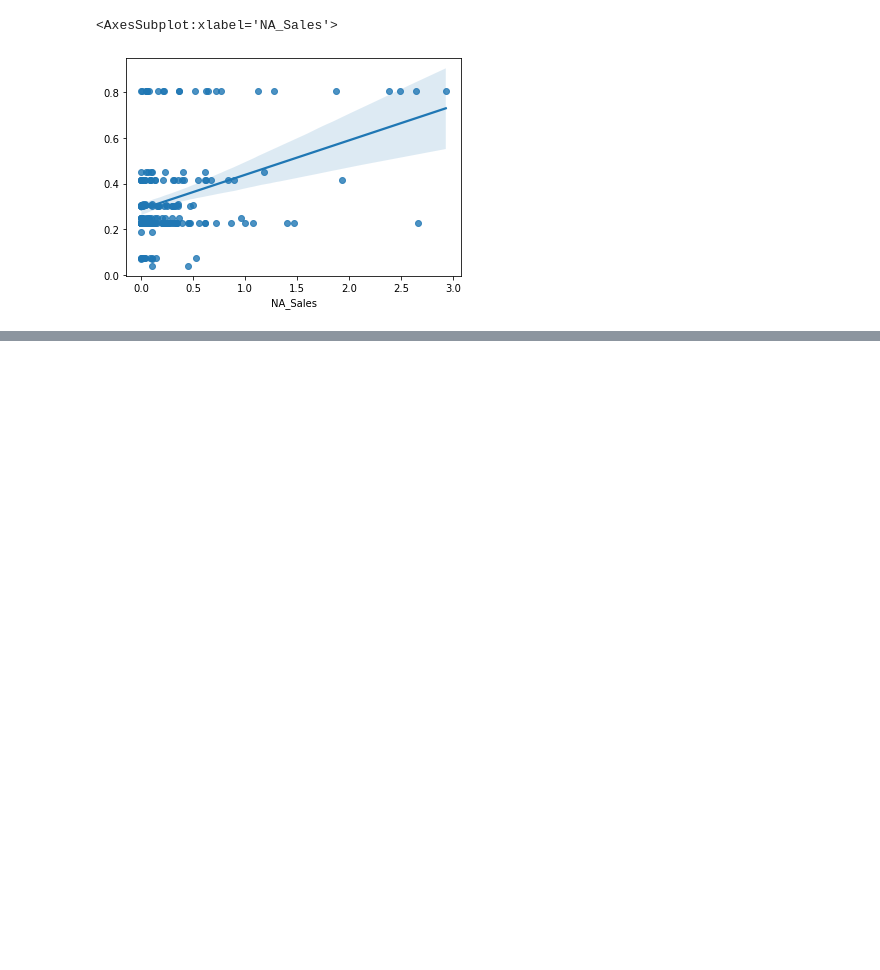
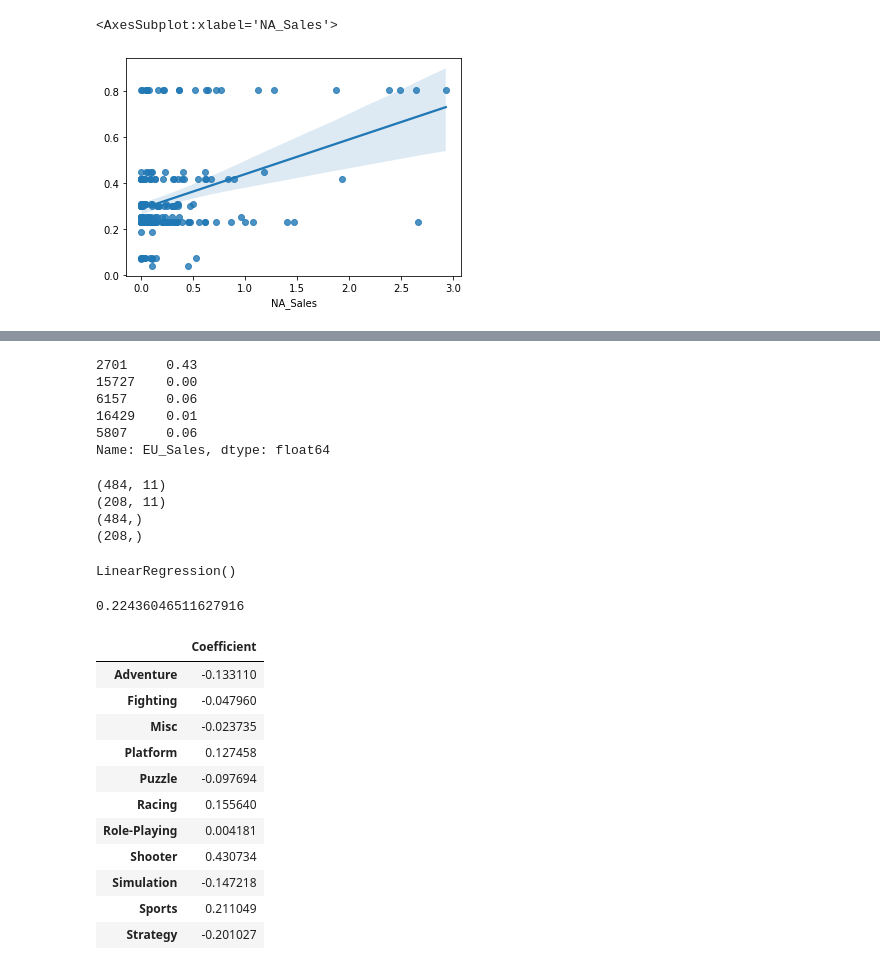
Before and after one commit to jwetapatel/Final-Project_Group4, a Jupyter notebook: Videogame_Sales_Forcasting.ipynb, the cells around one changed output, grey strips where cells are left out. Cells and saved outputs as stored; diff of their text form; code cells hidden in the pictures; blank space fills up the shorter version.

```diff
--- a/Videogame_Sales_Forcasting.ipynb
+++ b/Videogame_Sales_Forcasting.ipynb
@@ -381,0 +386,6 @@ Notes:
+# %%
+X = vgd_df['Genre']
+y = vgd_df['EU_Sales']
+# %%
+X = pd.get_dummies(data=X, drop_first=True)
+X.head()
@@ -381,0 +399,3 @@ Notes:
+# %%
+from sklearn.model_selection import train_test_split
+X_train, X_test, y_train, y_test = train_test_split(X, y, train_size = 0.7, test_size = 0.3, random_state = 100)
@@ -381,0 +411,46 @@ Notes:
+# %%
+y_train.head()
+# %% [output]
+2701     0.43
+15727    0.00
+6157     0.06
+16429    0.01
+5807     0.06
+Name: EU_Sales, dtype: float64
+# %%
+print(X_train.shape)
+print(X_test.shape)
+print(y_train.shape)
+print(y_test.shape)
+# %% [output]
+(484, 11)
+(208, 11)
+(484,)
+(208,)
+# %%
+from sklearn.linear_model import LinearRegression
+model = LinearRegression()
+model.fit(X_train,y_train)
+# %% [output]
+LinearRegression()
+# %%
+# print the intercept
+print(model.intercept_)
+# %% [output]
+0.22436046511627916
+# %%
+coeff_parameter = pd.DataFrame(model.coef_,X.columns,columns=['Coefficient'])
+coeff_parameter
+# %% [output]
+|  | Coefficient |
+| Adventure | -0.133110 |
+| Fighting | -0.047960 |
+| Misc | -0.023735 |
+| Platform | 0.127458 |
+| Puzzle | -0.097694 |
+| Racing | 0.155640 |
+| Role-Playing | 0.004181 |
+| Shooter | 0.430734 |
+| Simulation | -0.147218 |
+| Sports | 0.211049 |
+| Strategy | -0.201027 |
```
Also changed, not shown: parts of 58 cells of this notebook.
